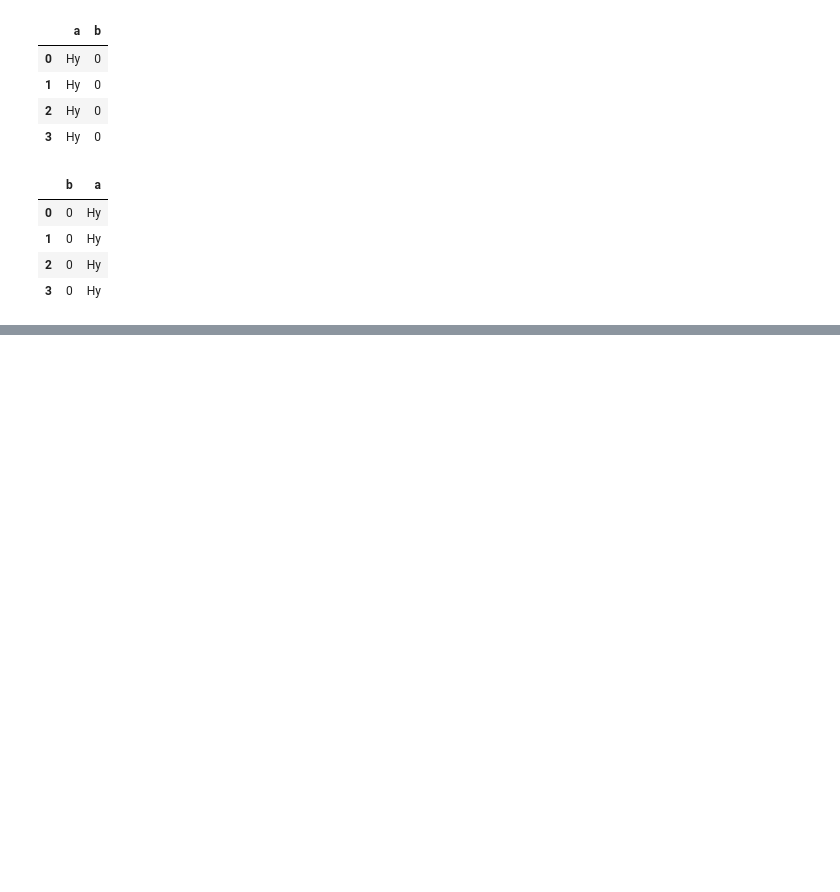
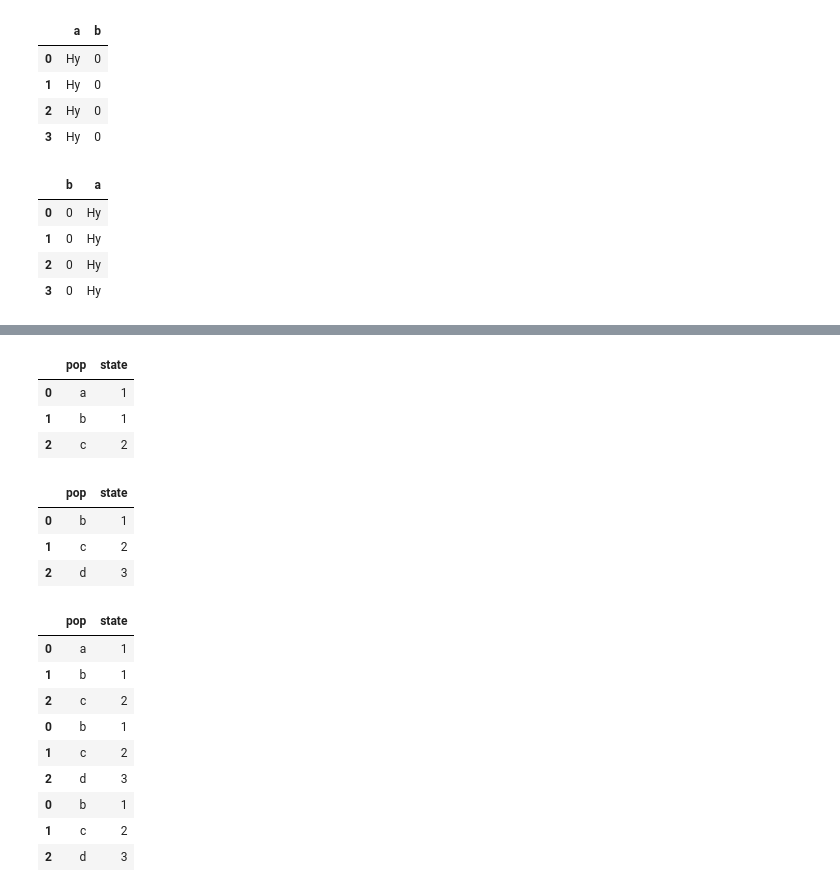
Before and after one commit to JohnYang1210/DesignWorkTask, a Jupyter notebook: sjqy2midas/example.ipynb, the cells around one changed output, grey strips where cells are left out. Drawn from its saved outputs; the diff is of its cells as text; code cells hidden in the pictures; blank space fills up the shorter version.

```diff
--- a/sjqy2midas/Untitled.ipynb
+++ b/sjqy2midas/example.ipynb
@@ -97,0 +142,35 @@ dff[['b','a']]
+# %%
+a=pd.DataFrame(data_a)
+# %%
+b=pd.DataFrame(data_b)
+# %%
+a
+# %% [output]
+|  | pop | state |
+| 0 | a | 1 |
+| 1 | b | 1 |
+| 2 | c | 2 |
+# %%
+b
+# %% [output]
+|  | pop | state |
+| 0 | b | 1 |
+| 1 | c | 2 |
+| 2 | d | 3 |
+# %%
+a=a.append(b)
+# %%
+a=a.append(b)
+# %%
+a
+# %% [output]
+|  | pop | state |
+| 0 | a | 1 |
+| 1 | b | 1 |
+| 2 | c | 2 |
+| 0 | b | 1 |
+| 1 | c | 2 |
+| 2 | d | 3 |
+| 0 | b | 1 |
+| 1 | c | 2 |
+| 2 | d | 3 |
```
Also changed, not shown: parts of 13 cells of this notebook, 3 other files.
